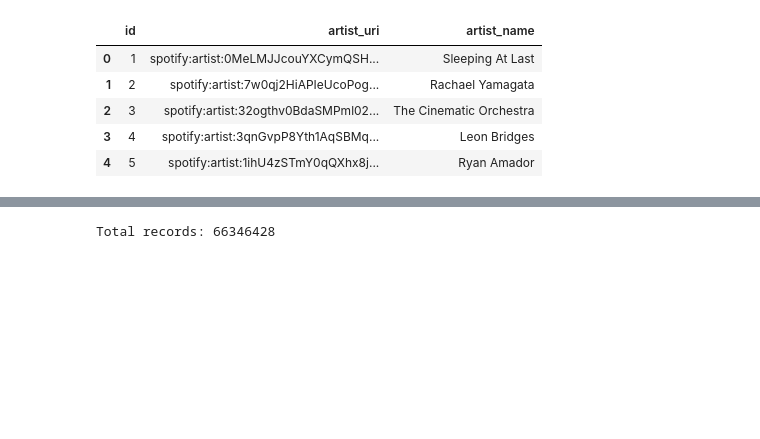
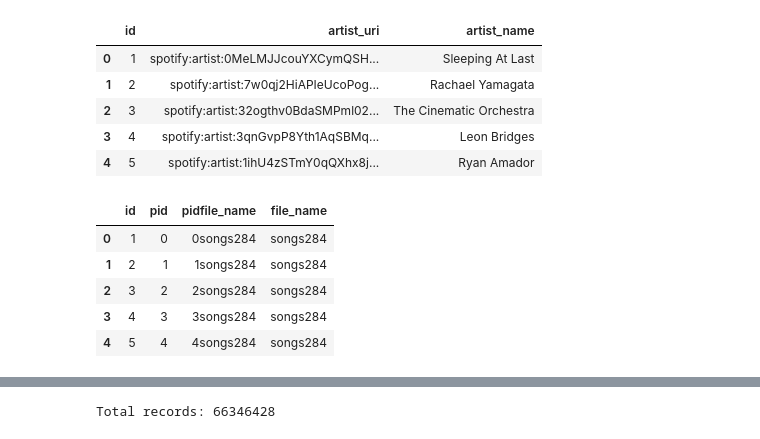
Before and after one commit to jamilla-az/spotify-recommender, a Jupyter notebook: notebook/eda-sqlite-db.ipynb, the cells around one changed output, grey strips where cells are left out. Saved outputs shown, nothing was run; the diff lists cells and outputs as text; code cells hidden in the pictures; blank space fills up the shorter version.

```diff
--- a/notebook/eda-sqlite-db.ipynb
+++ b/notebook/eda-sqlite-db.ipynb
@@ -143,6 +150,17 @@ df.head()
 | 2 | 3 | spotify:artist:32ogthv0BdaSMPml02... | The Cinematic Orchestra |
 | 3 | 4 | spotify:artist:3qnGvpP8Yth1AqSBMq... | Leon Bridges |
 | 4 | 5 | spotify:artist:1ihU4zSTmY0qQXhx8j... | Ryan Amador |
+# %%
+#examine structure of playlists table
+df = pd.read_sql_query('SELECT * FROM playlists LIMIT 5', con)
+df.head()
+# %% [output]
+|  | id | pid | pidfile_name | file_name |
+| 0 | 1 | 0 | 0songs284 | songs284 |
+| 1 | 2 | 1 | 1songs284 | songs284 |
+| 2 | 3 | 2 | 2songs284 | songs284 |
+| 3 | 4 | 3 | 3songs284 | songs284 |
+| 4 | 5 | 4 | 4songs284 | songs284 |
 # %%
 #examine structure of songs table
 df = pd.read_sql_query('SELECT * FROM songs LIMIT 5', con)
```
Also changed, not shown: parts of 15 cells of this notebook.
